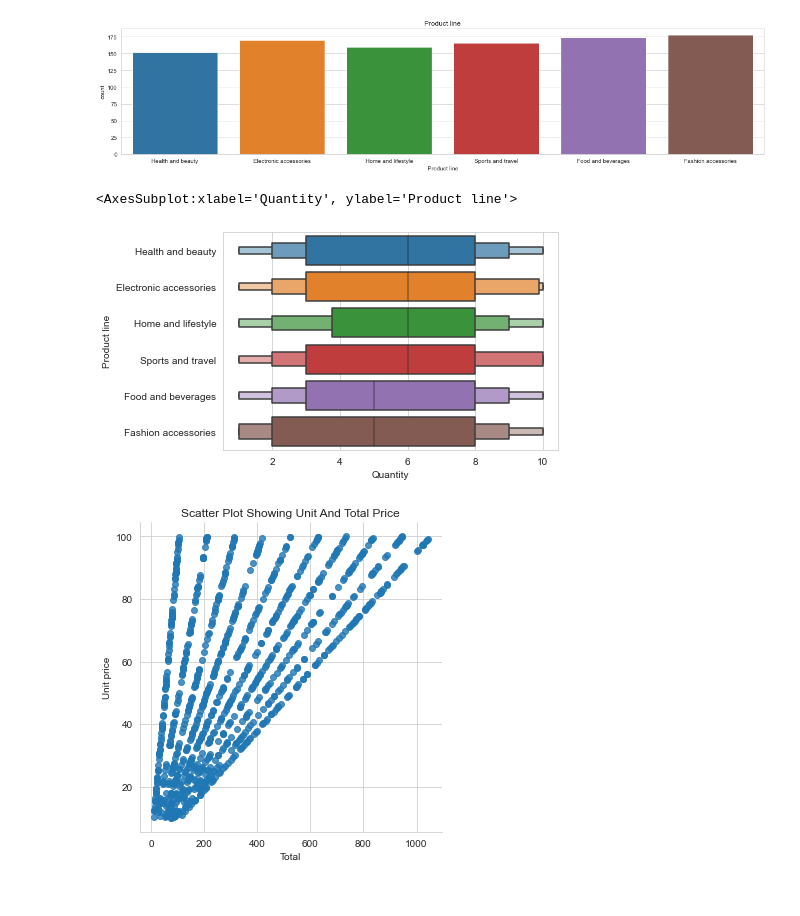
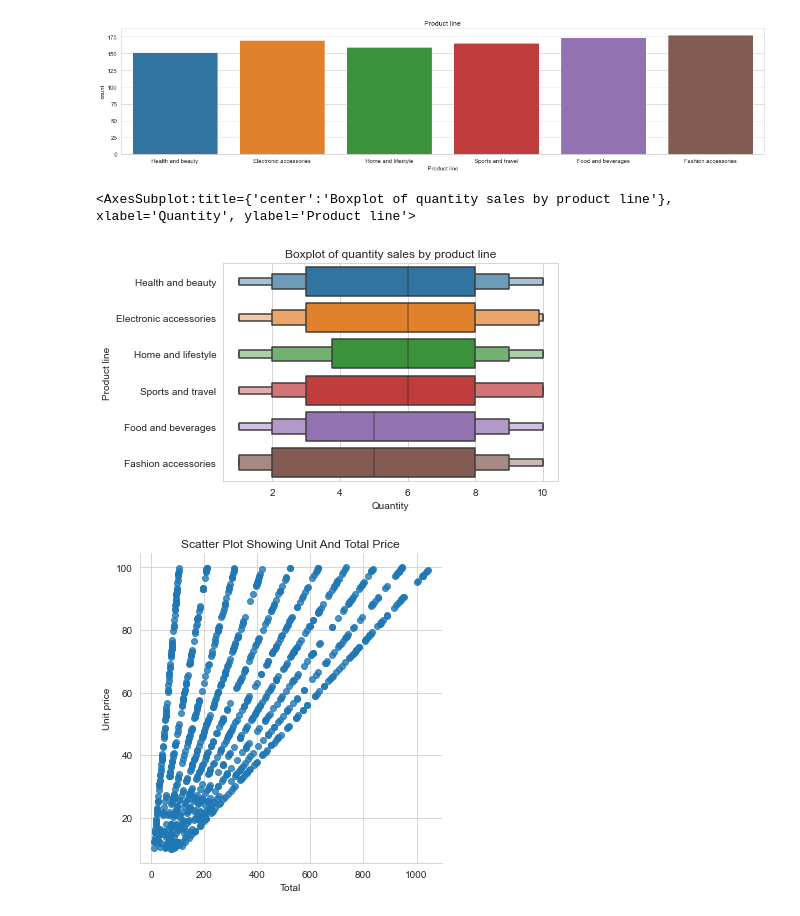
Before and after one commit to dikshya98/MSDS-Matlab, a Jupyter notebook: Upreti,Dikshya Matplotlib (1).ipynb, the cells around one changed output. Drawn from its saved outputs; the diff is of its cells as text; code cells hidden in the pictures.

```diff
--- a/Upreti,Dikshya Matplotlib (1).ipynb
+++ b/Upreti,Dikshya Matplotlib (1).ipynb
@@ -110,11 +110,12 @@ for i, col in enumerate(numerical):
     ax.set_title(f"{col}")
 # %% [output]
 [figure]
-# %%
-sns.boxenplot(y = 'Product line', x = 'Quantity', data=df )
-# %% [output]
-<AxesSubplot:xlabel='Quantity', ylabel='Product line'>
-[figure, removed]
+# %%
+plt.title('Boxplot of quantity sales by product line')
+sns.boxenplot(y = 'Product line', x = 'Quantity', data=df )
+# %% [output]
+<AxesSubplot:title={'center':'Boxplot of quantity sales by product line'}, xlabel='Quantity', ylabel='Product line'>
+[figure, added]
 # %%
 # Scatterplot arguments
 sns.lmplot(x='Total', y='Unit price', data=df, fit_reg=False)
```
Also changed, not shown: parts of 4 cells of this notebook.
